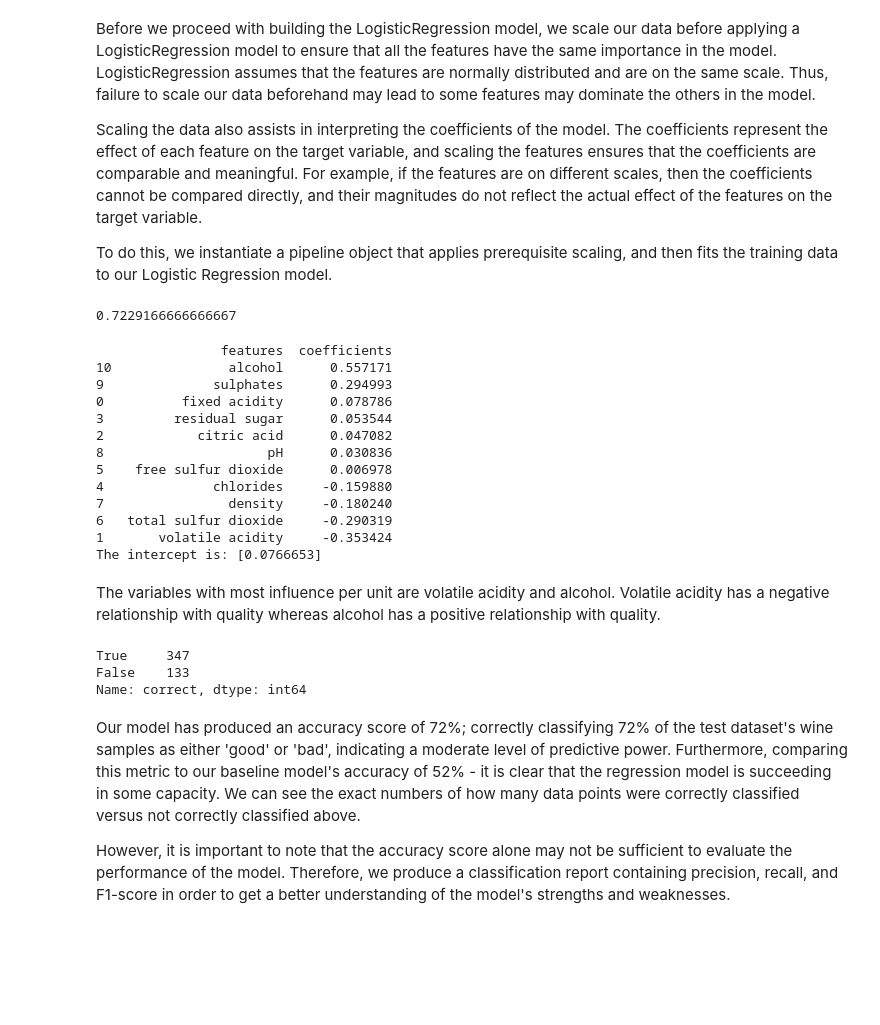
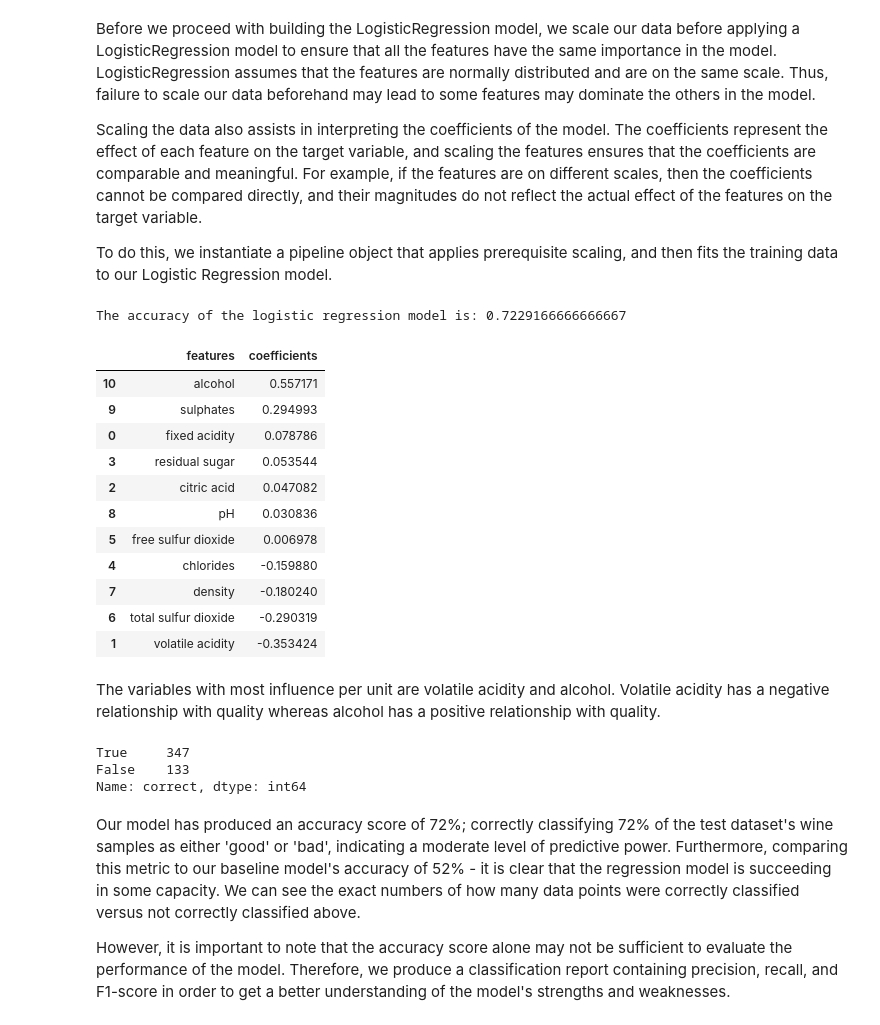
Before and after one commit to DSCI-310/is-it-good-wine, a Jupyter notebook: wineclassification.ipynb, the cells around one changed output. Saved outputs shown, nothing was run; the diff lists cells and outputs as text; code cells hidden in the pictures; blank space fills up the shorter version.

```diff
--- a/wineclassification.ipynb
+++ b/wineclassification.ipynb
@@ -217,48 +213,34 @@ pipe = pipe_build('lr', X_train, y_train)
 
 # Let's try categorizing a random wine sample!
 lrscore = pipe.score(X_test, y_test)
-print(lrscore)
+print("The accuracy of the logistic regression model is:", lrscore)
 # %% [output]
-0.7229166666666667
+The accuracy of the logistic regression model is: 0.7229166666666667
-# %%
-# Printing out coefficients of the regression model for values influencing the model.
-flatten = pipe.named_steps["logisticregression"].coef_  # 2-D Array
-flatten = flatten.flatten()  # Converting 2-D Array to 1-D Array
-
-coeffs = pd.DataFrame(
-    data={
-        "features": X_train.columns,  # 1-D Array
-        "coefficients": flatten,  # 1-D Array
-    })
-
-intercept = pipe.named_steps["logisticregression"].intercept_
-
-print(coeffs.sort_values('coefficients', ascending=False))
-print(f"The intercept is: {intercept}")
-# %% [output]
-                features  coefficients
-10               alcohol      0.557171
-9              sulphates      0.294993
-0          fixed acidity      0.078786
-3         residual sugar      0.053544
-2            citric acid      0.047082
-8                     pH      0.030836
-5    free sulfur dioxide      0.006978
-4              chlorides     -0.159880
-7                density     -0.180240
-6   total sulfur dioxide     -0.290319
-1       volatile acidity     -0.353424
-The intercept is: [0.0766653]
+# %%
+# Show the coefficients of each feature
+show_coefficients(pipe, X_train)
+# %% [output]
+|  | features | coefficients |
+| 10 | alcohol | 0.557171 |
+| 9 | sulphates | 0.294993 |
+| 0 | fixed acidity | 0.078786 |
+| 3 | residual sugar | 0.053544 |
+| 2 | citric acid | 0.047082 |
+| 8 | pH | 0.030836 |
+| 5 | free sulfur dioxide | 0.006978 |
+| 4 | chlorides | -0.159880 |
+| 7 | density | -0.180240 |
+| 6 | total sulfur dioxide | -0.290319 |
+| 1 | volatile acidity | -0.353424 |
 # %% [markdown]
 The variables with most influence per unit are volatile acidity and alcohol. Volatile acidity has a negative relationship with quality whereas alcohol has a positive relationship with quality.
-# %%
-ax = pd.DataFrame(data={'actual': y_test, 'predicted': pipe.predict(X_test)})
-ax['correct'] = ax['actual'] == ax['predicted']
-print(ax.correct.value_counts())
-# %% [output]
-True     347
-False    133
-Name: correct, dtype: int64
+# %%
+# Displays how many TP/TN we received versus FP/FN
+show_correct(pipe, X_test, y_test)
+# %% [output]
+True     347
+False    133
+Name: correct, dtype: int64
 # %% [markdown]
 Our model has produced an accuracy score of 72%; correctly classifying 72% of the test dataset's wine samples as either 'good' or 'bad', indicating a moderate level of predictive power. Furthermore, comparing this metric to our baseline model's accuracy of 52% - it is clear that the regression model is succeeding in some capacity. We can see the exact numbers of how many data points were correctly classified versus not correctly classified above.
 
```
Also changed, not shown: parts of 26 cells of this notebook, 4 other files.
